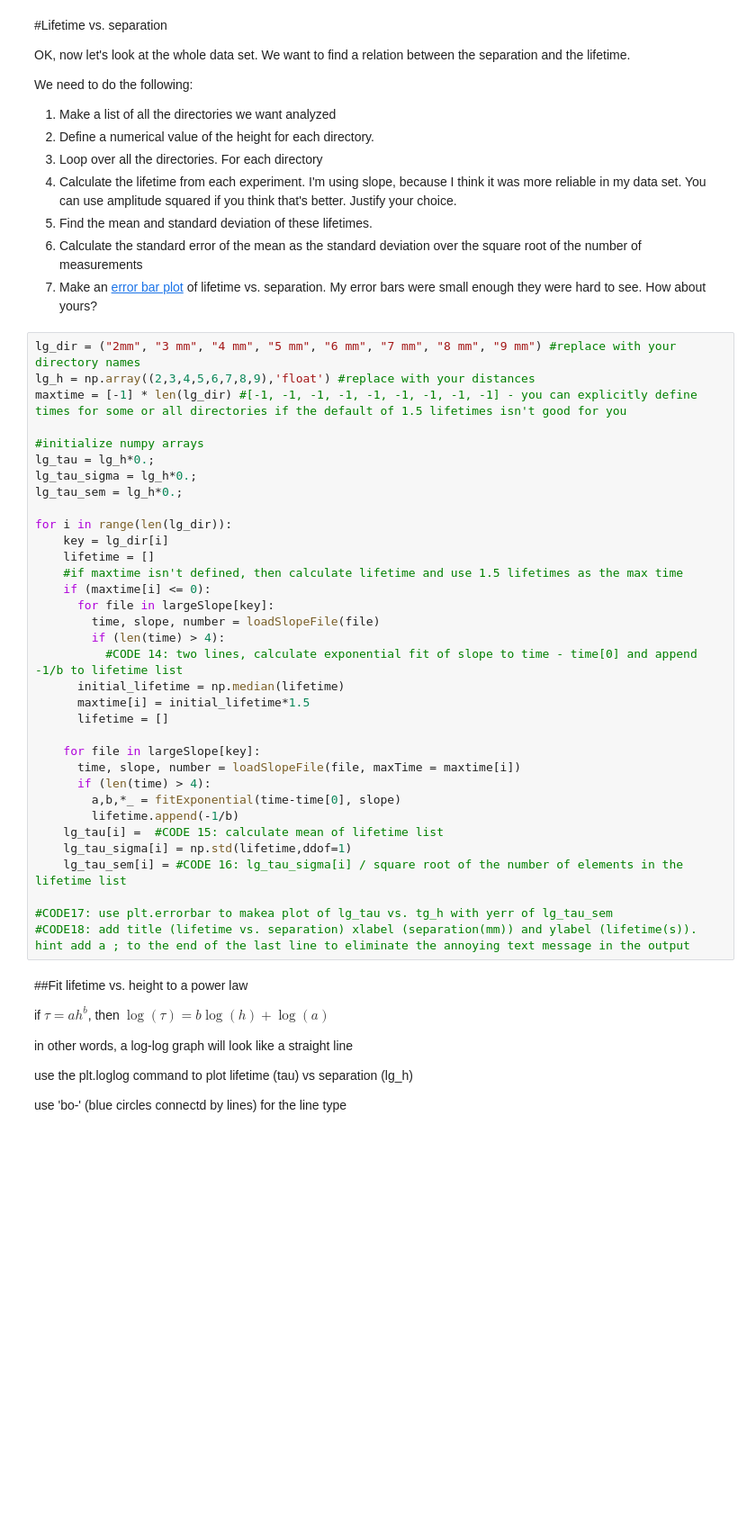
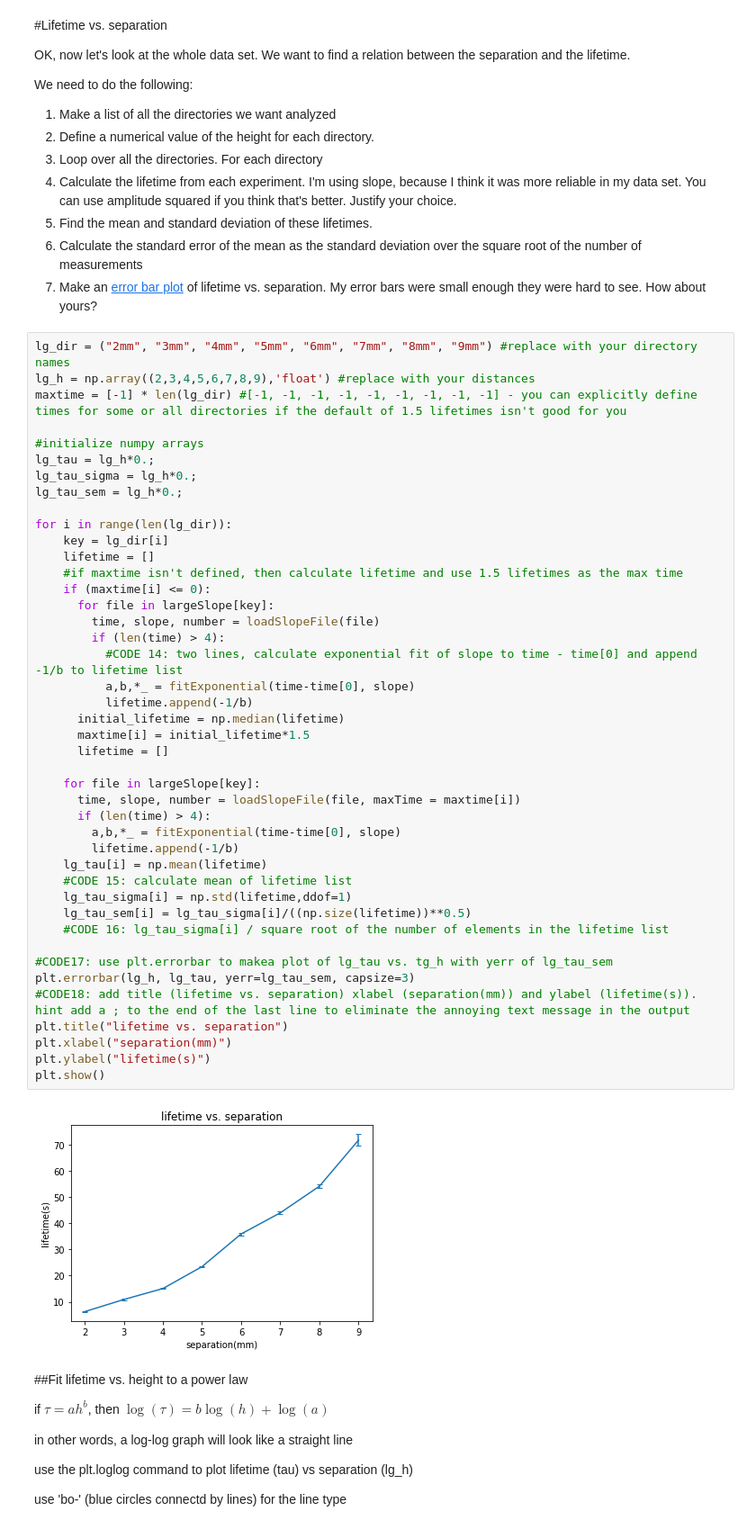
Before and after one commit to NYUExperimentalPhysics1-2021/labanalysis2-rdw2063, a Jupyter notebook: LabAnalysis2_Rachel_Wu.ipynb, the cells around one changed output. Shown: that part at 90% size. Cells and saved outputs as stored; diff of their text form; blank space fills up the shorter version.

```diff
--- a/LabAnalysis2_Rachel_Wu.ipynb
+++ b/LabAnalysis2_Rachel_Wu.ipynb
@@ -291,39 +330,50 @@ We need to do the following:
   1. Calculate the standard error of the mean as the standard deviation over the square root of the number of measurements
 1. Make an [error bar plot](https://physics.nyu.edu/pine/pymanual/html/chap5/chap5_plot.html#error-bars) of lifetime vs. separation. My error bars were small enough they were hard to see. How about yours?
 # %%
-lg_dir = ("2mm", "3 mm", "4 mm", "5 mm", "6 mm", "7 mm", "8 mm", "9 mm") #replace with your directory names
+lg_dir = ("2mm", "3mm", "4mm", "5mm", "6mm", "7mm", "8mm", "9mm") #replace with your directory names
 lg_h = np.array((2,3,4,5,6,7,8,9),'float') #replace with your distances
 maxtime = [-1] * len(lg_dir) #[-1, -1, -1, -1, -1, -1, -1, -1, -1] - you can explicitly define times for some or all directories if the default of 1.5 lifetimes isn't good for you
 
 #initialize numpy arrays
 lg_tau = lg_h*0.;
 lg_tau_sigma = lg_h*0.;
 lg_tau_sem = lg_h*0.;
 
 for i in range(len(lg_dir)):
     key = lg_dir[i]
     lifetime = []
     #if maxtime isn't defined, then calculate lifetime and use 1.5 lifetimes as the max time
     if (maxtime[i] <= 0):
       for file in largeSlope[key]:
         time, slope, number = loadSlopeFile(file)
         if (len(time) > 4):
           #CODE 14: two lines, calculate exponential fit of slope to time - time[0] and append -1/b to lifetime list
+          a,b,*_ = fitExponential(time-time[0], slope)
+          lifetime.append(-1/b)
       initial_lifetime = np.median(lifetime)
       maxtime[i] = initial_lifetime*1.5
       lifetime = []
 
     for file in largeSlope[key]:
       time, slope, number = loadSlopeFile(file, maxTime = maxtime[i])
       if (len(time) > 4):
         a,b,*_ = fitExponential(time-time[0], slope)
         lifetime.append(-1/b)
-    lg_tau[i] =  #CODE 15: calculate mean of lifetime list
+    lg_tau[i] = np.mean(lifetime)
+    #CODE 15: calculate mean of lifetime list
     lg_tau_sigma[i] = np.std(lifetime,ddof=1)
-    lg_tau_sem[i] = #CODE 16: lg_tau_sigma[i] / square root of the number of elements in the lifetime list
+    lg_tau_sem[i] = lg_tau_sigma[i]/((np.size(lifetime))**0.5)
+    #CODE 16: lg_tau_sigma[i] / square root of the number of elements in the lifetime list
 
 #CODE17: use plt.errorbar to makea plot of lg_tau vs. tg_h with yerr of lg_tau_sem
+plt.errorbar(lg_h, lg_tau, yerr=lg_tau_sem, capsize=3)
 #CODE18: add title (lifetime vs. separation) xlabel (separation(mm)) and ylabel (lifetime(s)). hint add a ; to the end of the last line to eliminate the annoying text message in the output
+plt.title("lifetime vs. separation")
+plt.xlabel("separation(mm)")
+plt.ylabel("lifetime(s)")
+plt.show()
+# %% [output]
+[figure, added]
 # %% [markdown]
 ##Fit lifetime vs. height to a power law
 
```
Also changed, not shown: parts of 20 cells of this notebook.
